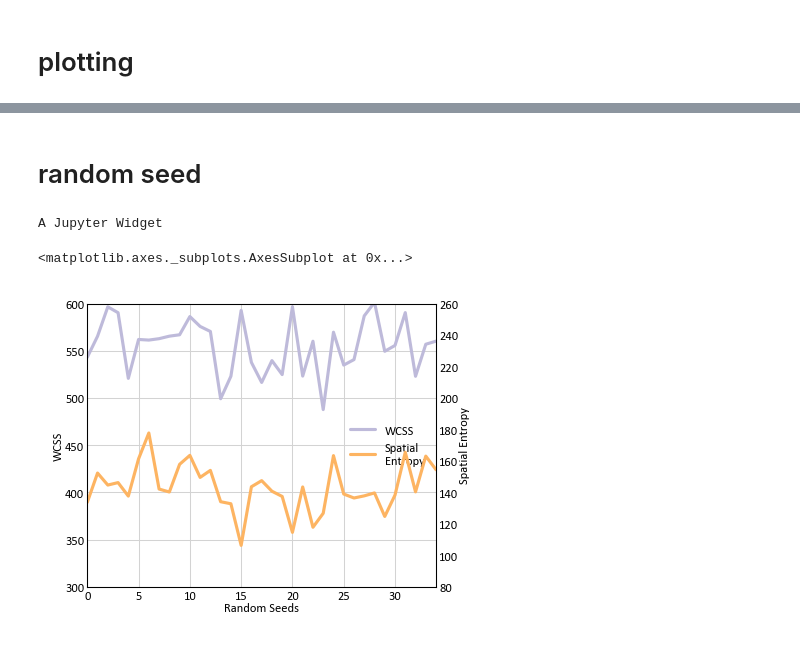
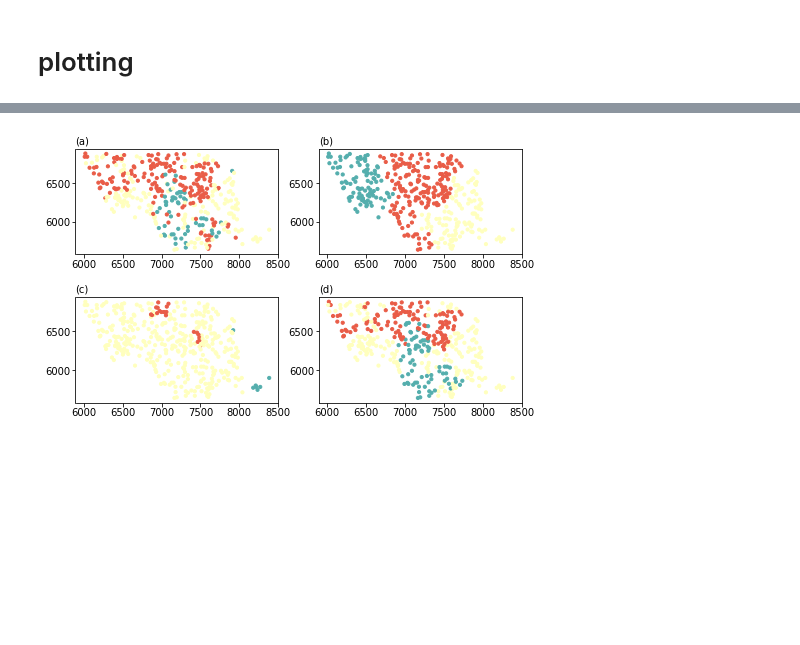
Before and after one commit to ryandvmartin/Dual-Space-Clusterer, a Jupyter notebook: synthetic_example_agglomclus.ipynb, the cells around one changed output, grey strips where cells are left out. Saved outputs shown, nothing was run; the diff lists cells and outputs as text; code cells hidden in the pictures; blank space fills up the shorter version.

```diff
--- a/synthetic_example_agglomclus.ipynb
+++ b/synthetic_example_agglomclus.ipynb
@@ -220,30 +112,0 @@ gs.exportimg('Figures/synth_cluster_importance.png')
-# %%
-treevars = copy.copy(variables)
-treevars.insert(0, 'x')
-treevars.insert(1, 'y')
-gs.set_style('pt6')
-impvars = []
-colors = gs.cat_palettes['cat_pastel']
-f, ax = plt.subplots(1, 1, figsize=(4, 3))
-iax = 0
-for ioff, (col, title) in enumerate(zip(cols, titles)):
-    forest = ExtraTreesClassifier(n_estimators=250, random_state=0, criterion='gini')
-    X = data[treevars]
-    y = data[col]
-    forest.fit(X, y)
-    importances = forest.feature_importances_
-    std = np.std([tree.feature_importances_ for tree in forest.estimators_],
-                  axis=0)
-    ax.bar(np.arange(X.shape[1]) + (ioff-0.5) * 0.2, importances, width=0.2,
-           color=colors[ioff], yerr=std, align="center", error_kw={"lw":0.5},
-           label=title)
-ax.plot(np.nan, lw=0.5, color='k', label="$\sigma$ Between Tree's in RF")
-ax.legend(loc='upper center', bbox_to_anchor=(0.5, -0.07), ncol=2)
-ax.xaxis.set_ticks(np.arange(X.shape[1]) + 0.2)
-ax.xaxis.set_ticklabels(treevars)
-ax.set_xlim([-0.35, 0.9425 * X.shape[1]])
-ax.set_ylabel('Importance')
-ax.set_xlabel('Variables')
-fixlabels(ax)
-ax.grid(True)
-gs.exportimg('Figures/synth_cluster_importance.png')
@@ -410,36 +113,12 @@ A Jupyter Widget
-# %% [markdown]
-# random seed
-# %%
-clusts = {}
-numtake = 10
-nnears = 10
-kmini = 6
-nnears2 = 5
-iterable = np.arange(35)
-for iseed in gs.log_progress(iterable):
-    agglm = agg.AgglomCluster(data[variables], data[['x', 'y']],
-                              nnears=nnears, stage1merge=numtake,
-                              niter=100, seed=int(gs.rseed()))
-    agglm.fit(kmini, minprop=0.0001, maxprop=0.9999, verbose=False, ipdiff=0)
-    key = iseed
-    clusts[key]= agglm.predict(3)
-    clusts[key], _ = reclass_cluster_single(data['agglm'],
-                                                    clusts[key])
-
-res6 = []
-tdata = copy.deepcopy(data)
-mvdata = tdata[nsvariables].values
-locations = tdata[['x', 'y']].values
-for iseed in iterable:
-    key = iseed
-    wcss, spentropy = agg.calc_cluster_stats(mvdata, locations, clusts[key], 25)
-    res6.append([iseed, numtake, wcss, spentropy])
-res6 = np.array(res6)
-# %% [output]
-A Jupyter Widget
-# %%
-clusteringplot(res6[:, 0], res6[:, 2], res6[:, 3], "Random Seeds",
-               y1=(300, 600), y2=(80, 260))
-# %% [output]
-<matplotlib.axes._subplots.AxesSubplot at 0x...>
-[figure, removed]
+# %%
+fig, axes = plt.subplots(2, 2, figsize=(8, 5))
+axes = axes.flatten()
+iax = 0
+for ax, col, title in zip(axes, cols, titles):
+    ax.scatter(data['x'], data['y'], c=data[col], cmap=get_catcmap('Spectral', 3), s=10)
+    fixlabels(ax)
+    label_subplot(ax, iax)
+    ax.set_aspect('equal')
+    iax += 1
+# %% [output]
+[figure, added]
```
Also changed, not shown: parts of 36 cells of this notebook, 4 other files.
